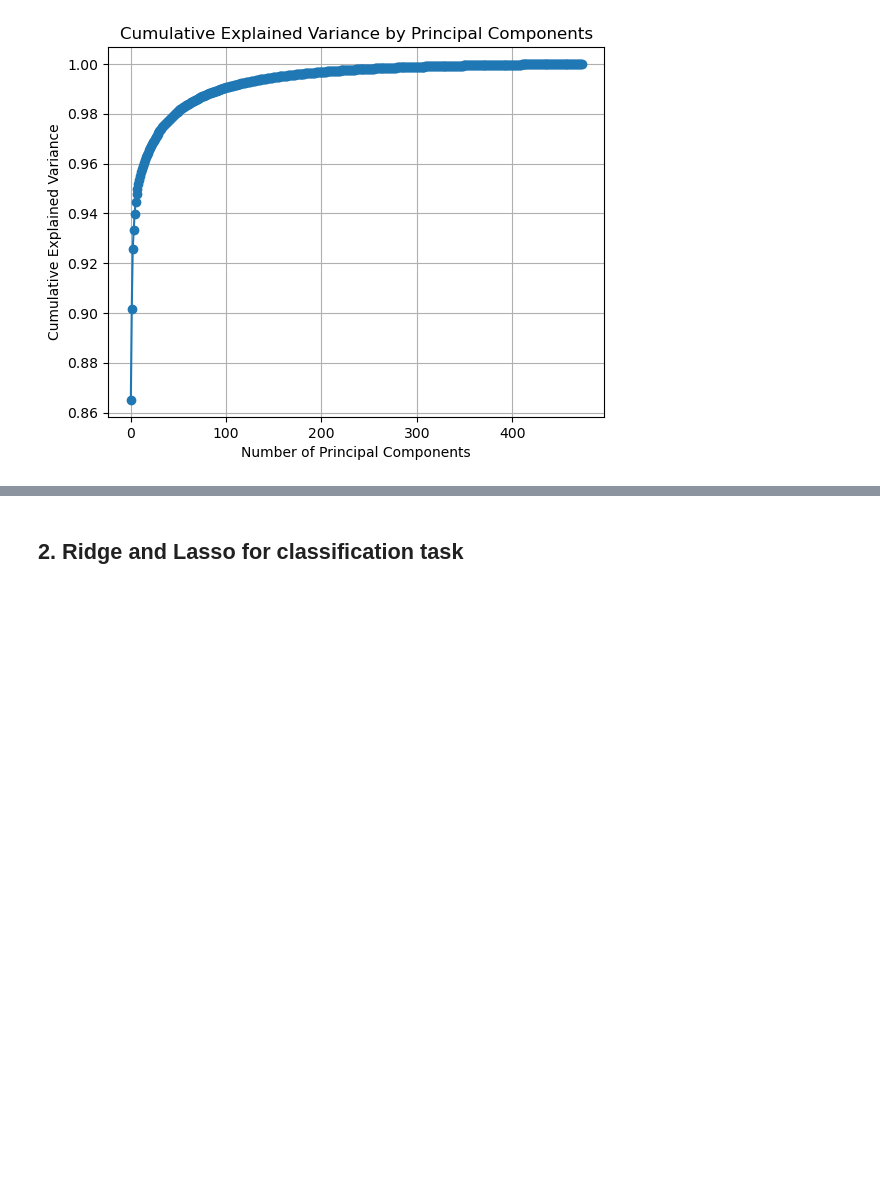
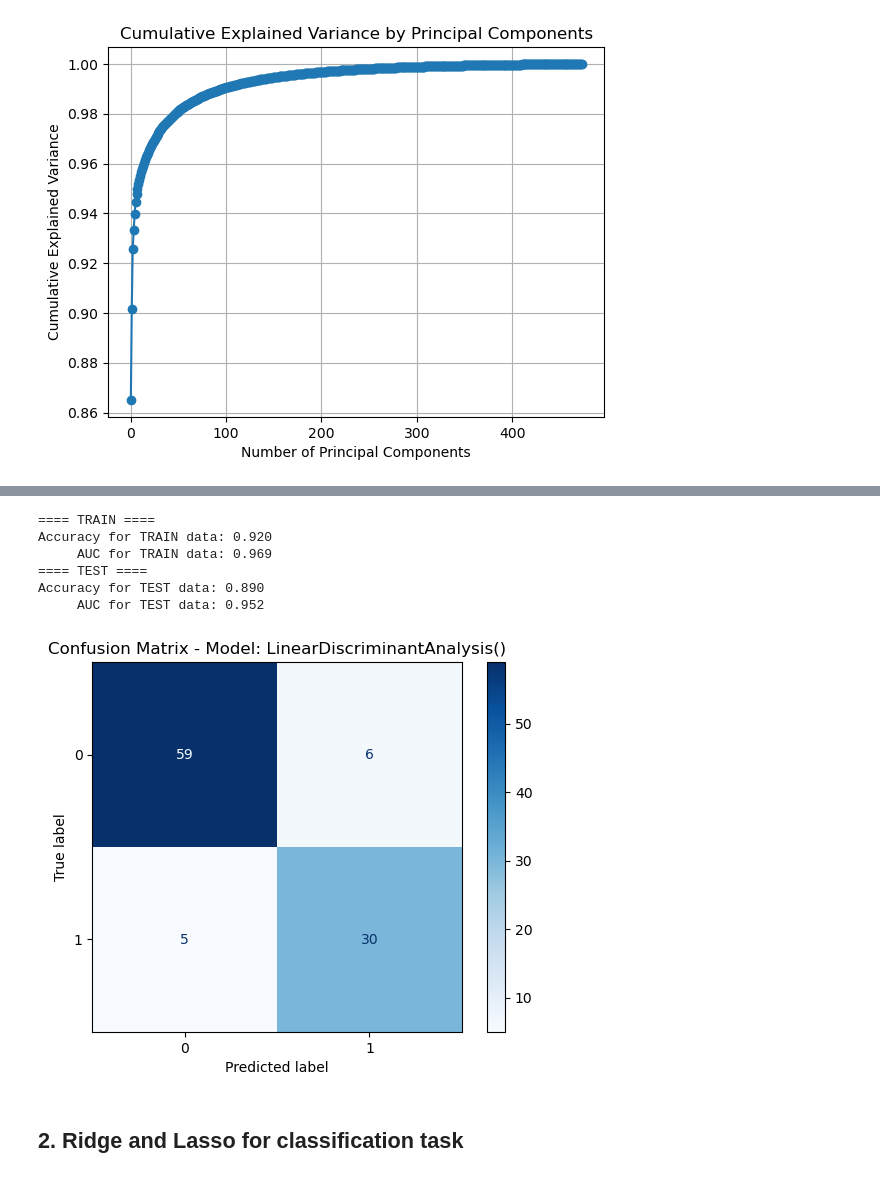
Before and after one commit to odd2022/El-Nino, a Jupyter notebook: 1_month_prediction.ipynb, the cells around one changed output, grey strips where cells are left out. Cells and saved outputs as stored; diff of their text form; code cells hidden in the pictures; blank space fills up the shorter version.

```diff
--- a/1_month_prediction.ipynb
+++ b/1_month_prediction.ipynb
@@ -220,3 +133,27 @@ Test auc with the best p: 0.96
+# %%
+# PCA with p principal components
+pca = PCA(n_components = best_p_value)
+pca.fit(X_train)
+
+# Project data
+X_train_projected = pca.transform(X_train)
+X_test_projected = pca.transform(X_test)
+
+# Define the classifier
+lda = LinearDiscriminantAnalysis()
+
+# Test the model
+accuracy_score_test_lda, roc_auc_score_test_lda = useful_functions.test_model(lda, X_train_projected,
+                                                                            X_test_projected,
+                                                                            y_train, y_test)
+# %% [output]
+==== TRAIN ====
+Accuracy for TRAIN data: 0.920
+     AUC for TRAIN data: 0.969
+==== TEST ====
+Accuracy for TEST data: 0.890
+     AUC for TEST data: 0.952
+[figure, added]
 # %% [markdown]
 ## 2. Ridge and Lasso for classification task
 # %% [markdown]
```
Also changed, not shown: parts of 9 cells of this notebook, 1 other file.
